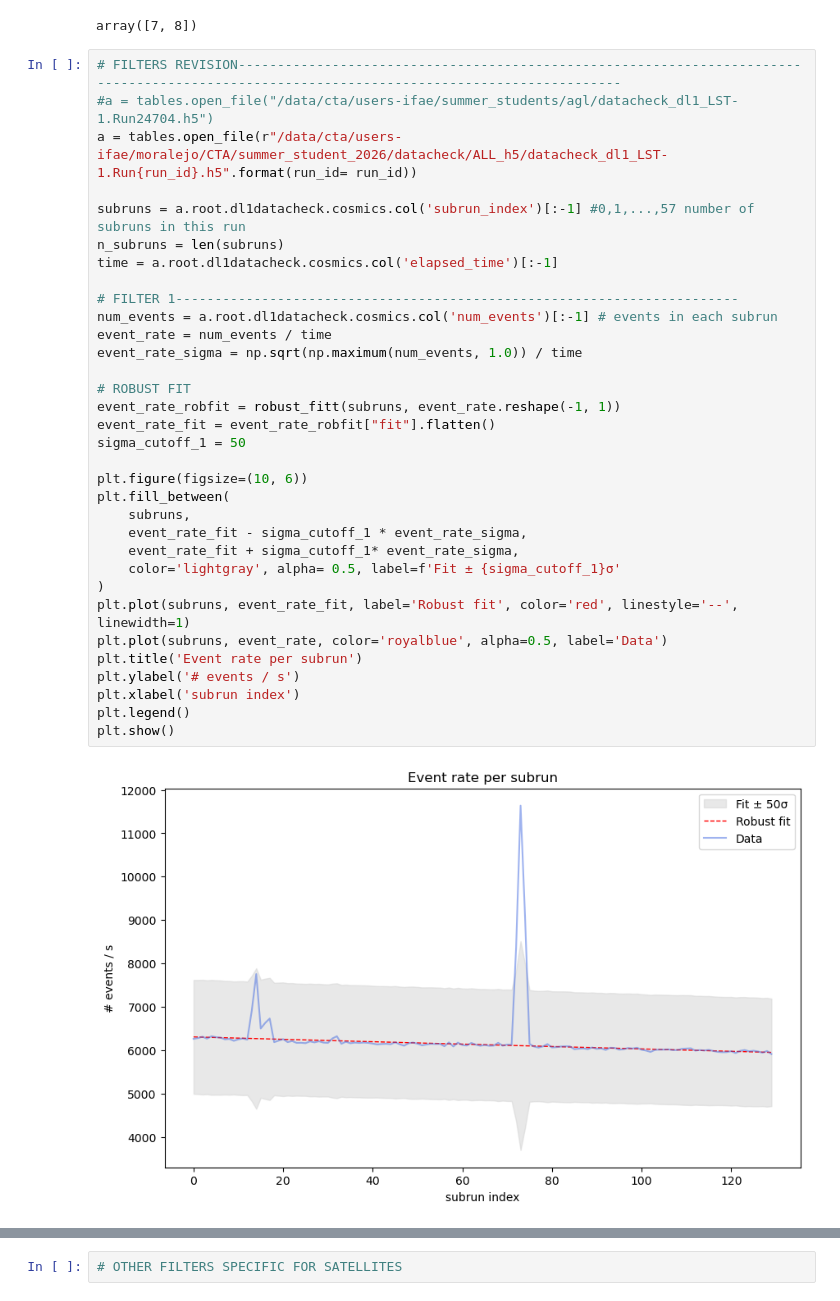
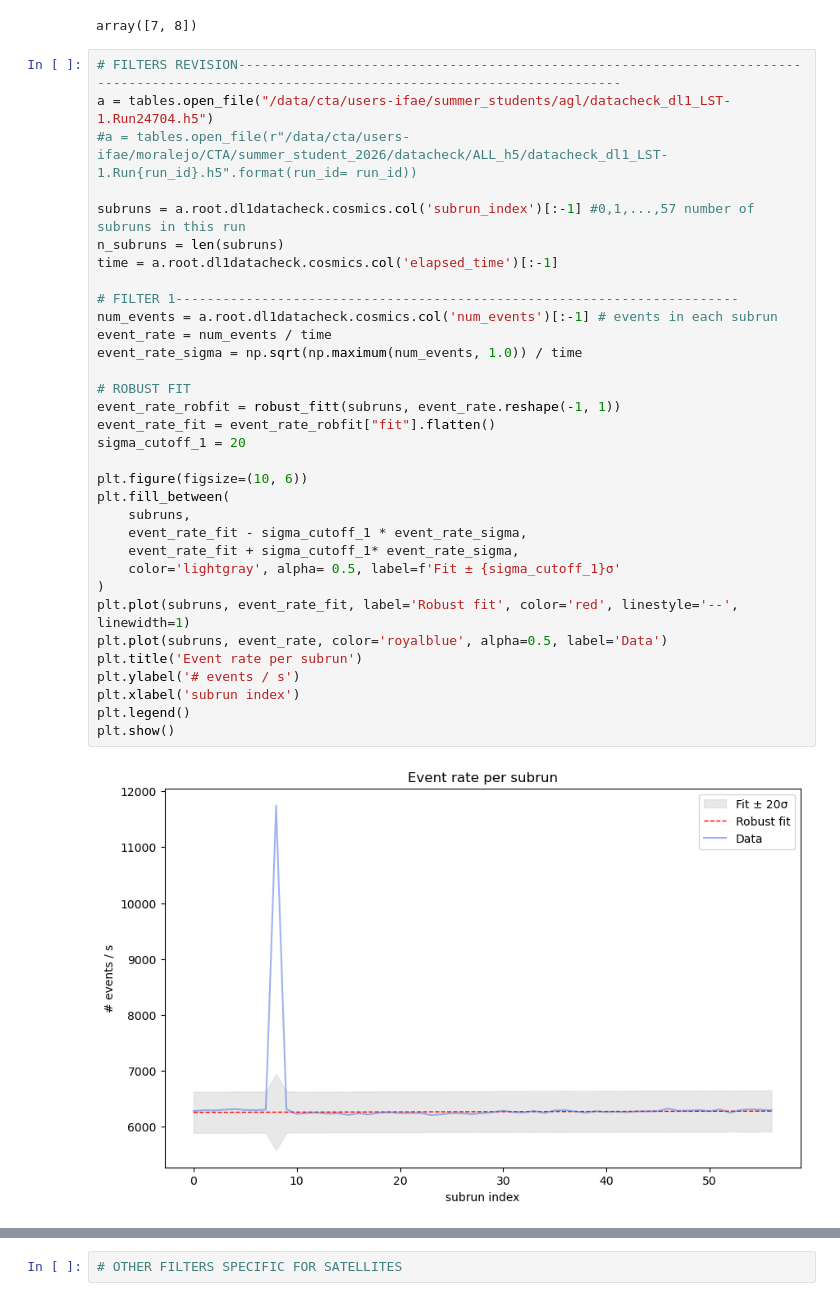
Before and after one commit to andreaprogram/Search-for-anomalous-events-in-LST-1-observations, a Jupyter notebook: Notebooks/datachecks/filters_results.ipynb, the cells around one changed output, grey strips where cells are left out. Drawn from its saved outputs; the diff is of its cells as text.

```diff
--- a/Notebooks/datachecks/filters_results.ipynb
+++ b/Notebooks/datachecks/filters_results.ipynb
@@ -131,39 +131,39 @@ b.root.general.cosmics.col('subrun_index')
 array([7, 8])
 # %%
 # FILTERS REVISION-------------------------------------------------------------------------------------------------------------------------------------------
-#a = tables.open_file("/data/cta/users-ifae/summer_students/agl/datacheck_dl1_LST-1.Run24704.h5")
-a = tables.open_file(r"/data/cta/users-ifae/moralejo/CTA/summer_student_2026/datacheck/ALL_h5/datacheck_dl1_LST-1.Run{run_id}.h5".format(run_id= run_id))
+a = tables.open_file("/data/cta/users-ifae/summer_students/agl/datacheck_dl1_LST-1.Run24704.h5")
+#a = tables.open_file(r"/data/cta/users-ifae/moralejo/CTA/summer_student_2026/datacheck/ALL_h5/datacheck_dl1_LST-1.Run{run_id}.h5".format(run_id= run_id))
 
 subruns = a.root.dl1datacheck.cosmics.col('subrun_index')[:-1] #0,1,...,57 number of subruns in this run
 n_subruns = len(subruns)
 time = a.root.dl1datacheck.cosmics.col('elapsed_time')[:-1]
 
 # FILTER 1------------------------------------------------------------------------
 num_events = a.root.dl1datacheck.cosmics.col('num_events')[:-1] # events in each subrun
 event_rate = num_events / time
 event_rate_sigma = np.sqrt(np.maximum(num_events, 1.0)) / time
 
 # ROBUST FIT
 event_rate_robfit = robust_fitt(subruns, event_rate.reshape(-1, 1))
 event_rate_fit = event_rate_robfit["fit"].flatten()
-sigma_cutoff_1 = 50
+sigma_cutoff_1 = 20
 
 plt.figure(figsize=(10, 6))
 plt.fill_between(
     subruns,
     event_rate_fit - sigma_cutoff_1 * event_rate_sigma,
     event_rate_fit + sigma_cutoff_1* event_rate_sigma,
     color='lightgray', alpha= 0.5, label=f'Fit ± {sigma_cutoff_1}σ'
 )
 plt.plot(subruns, event_rate_fit, label='Robust fit', color='red', linestyle='--', linewidth=1)
 plt.plot(subruns, event_rate, color='royalblue', alpha=0.5, label='Data')
 plt.title('Event rate per subrun')
 plt.ylabel('# events / s')
 plt.xlabel('subrun index')
 plt.legend()
 plt.show()
 # %% [output]
-[figure, old version]
+[figure, new version]
 # %%
 # FILTER 2: EVENT RATE VS INTENSITY------------------------------------------------------
 hist_intensity = a.root.dl1datacheck.cosmics.col('hist_intensity')[:-1]
```
Also changed, not shown: parts of 6 cells of this notebook.
